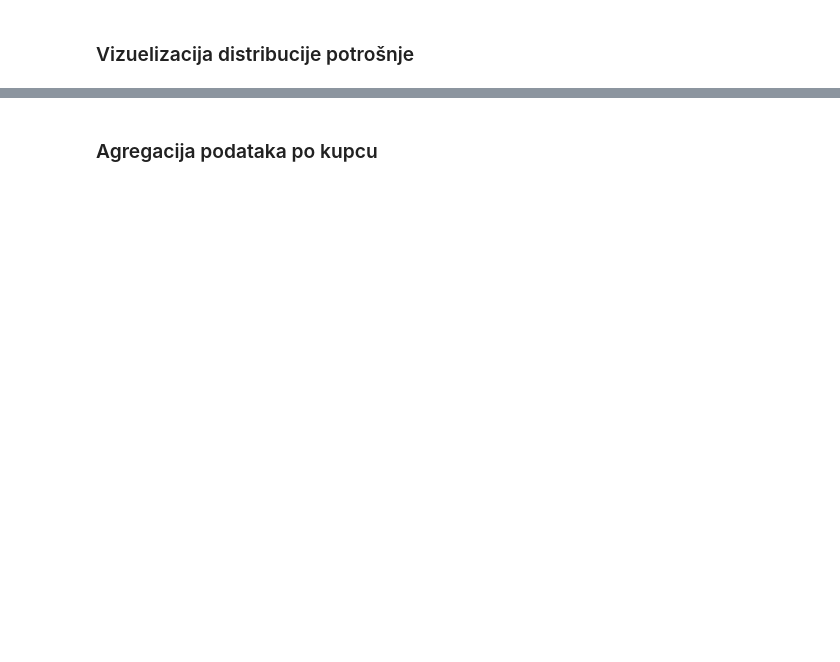
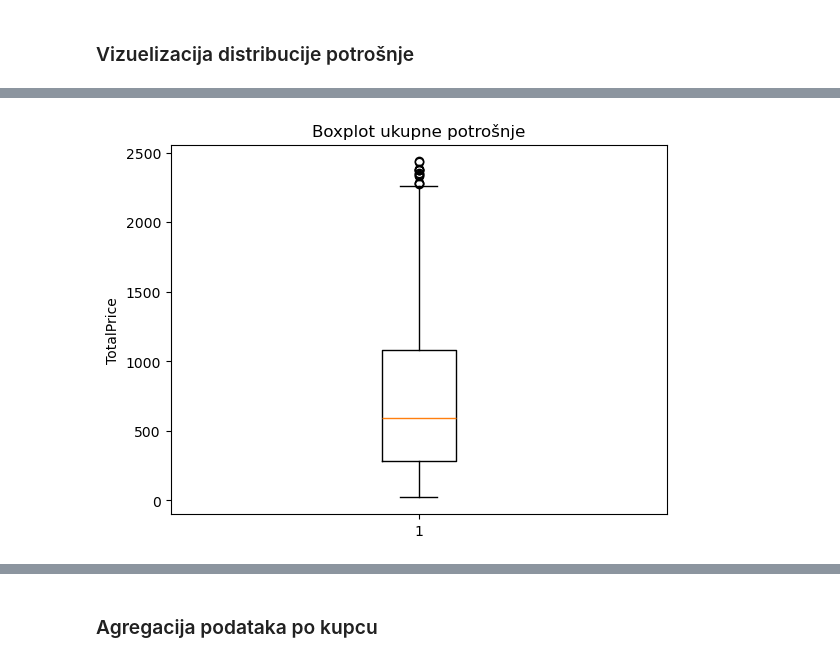
Before and after one commit to MarijaVidovic/MasinkoUcenjeDrugiProjekt, a Jupyter notebook: Online Retail & E-Commerce Dataset.ipynb, the cells around one changed output, grey strips where cells are left out. Cells and saved outputs as stored; diff of their text form; code cells hidden in the pictures; blank space fills up the shorter version.

```diff
--- a/Online Retail & E-Commerce Dataset.ipynb
+++ b/Online Retail & E-Commerce Dataset.ipynb
@@ -148,0 +206,7 @@ NameError: name 'df_clean' is not defined
+# %%
+plt.boxplot(df["TotalPrice"])
+plt.title("Boxplot ukupne potrošnje")
+plt.ylabel("TotalPrice")
+plt.show()
+# %% [output]
+[figure, added]
```
Also changed, not shown: parts of 43 cells of this notebook.
